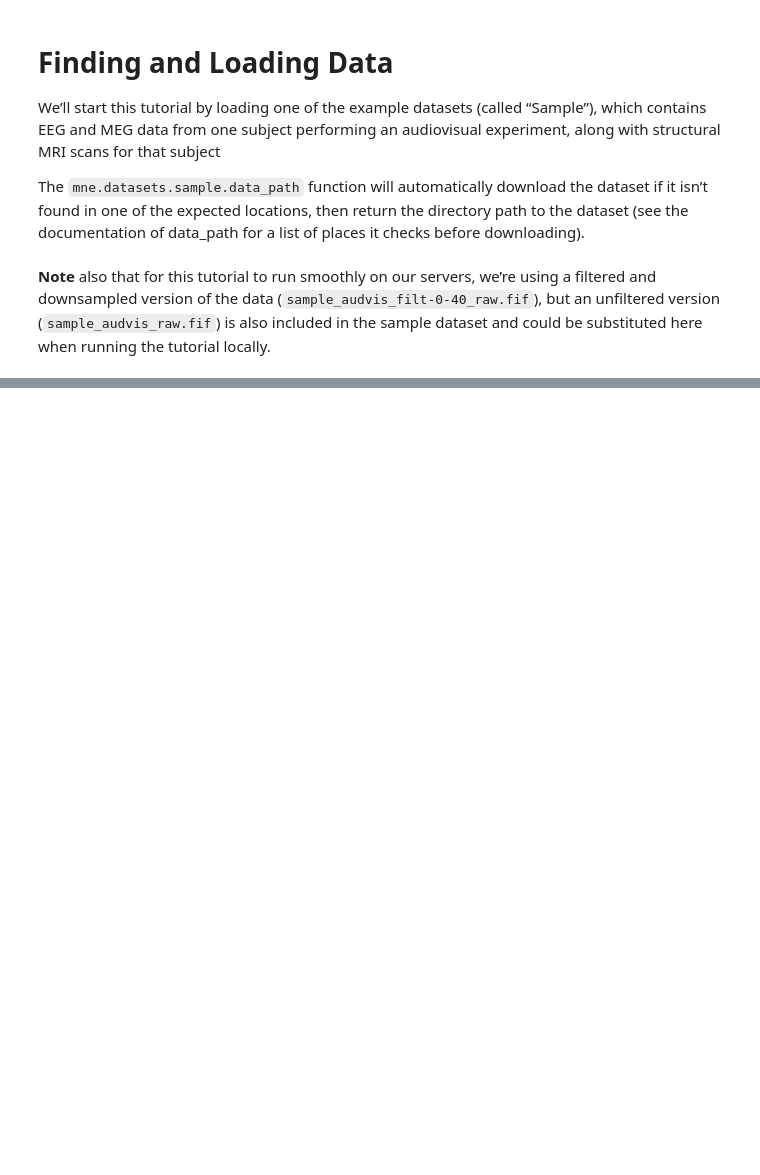
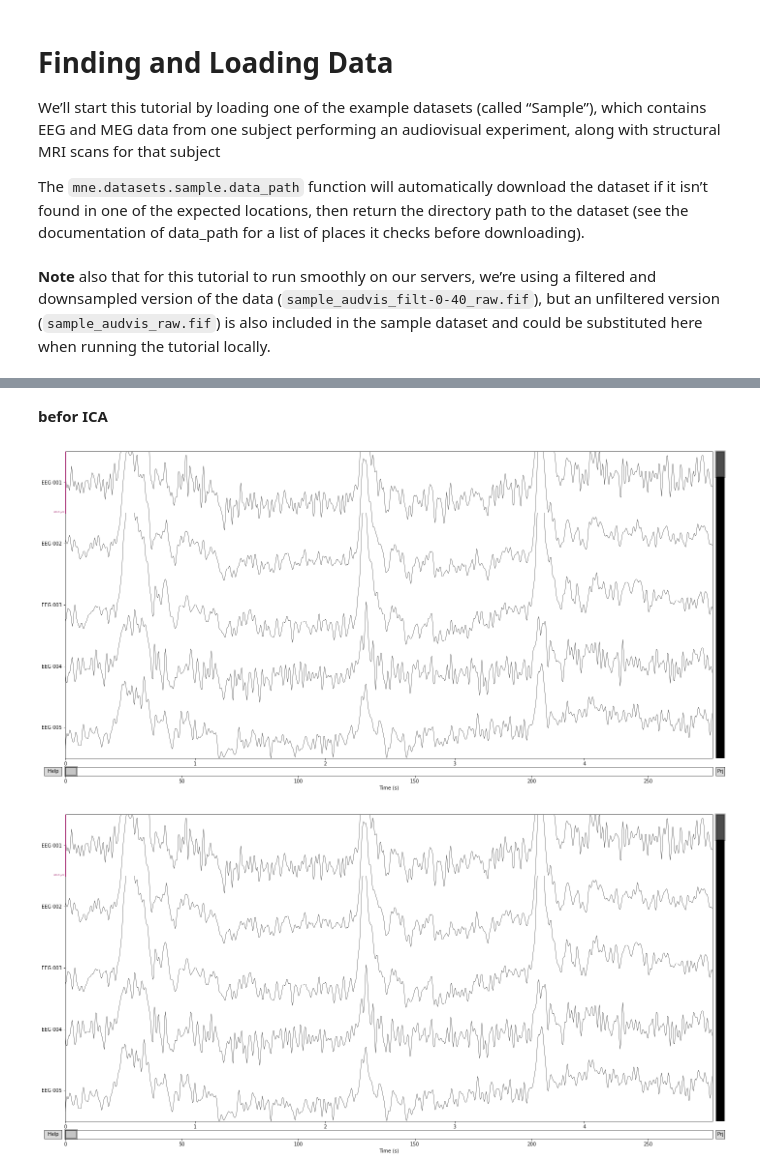
Before and after one commit to HamidMandi/MNE, a Jupyter notebook: Overview_of_MEG_EEG_analysis_with_MNE_Python.ipynb, the cells around one changed output, grey strips where cells are left out. Cells and saved outputs as stored; diff of their text form; code cells hidden in the pictures; blank space fills up the shorter version.

```diff
--- a/Overview_of_MEG_EEG_analysis_with_MNE_Python.ipynb
+++ b/Overview_of_MEG_EEG_analysis_with_MNE_Python.ipynb
@@ -67,0 +201,8 @@ Ready.
+# %% [markdown]
+**befor ICA**
+# %%
+plt.rcParams["figure.figsize"]=20, 10
+eeg_eog.plot(duration=5, start=0, n_channels=5)
+# %% [output]
+[figure, added]
+[figure, added]
```
Also changed, not shown: parts of 32 cells of this notebook.
